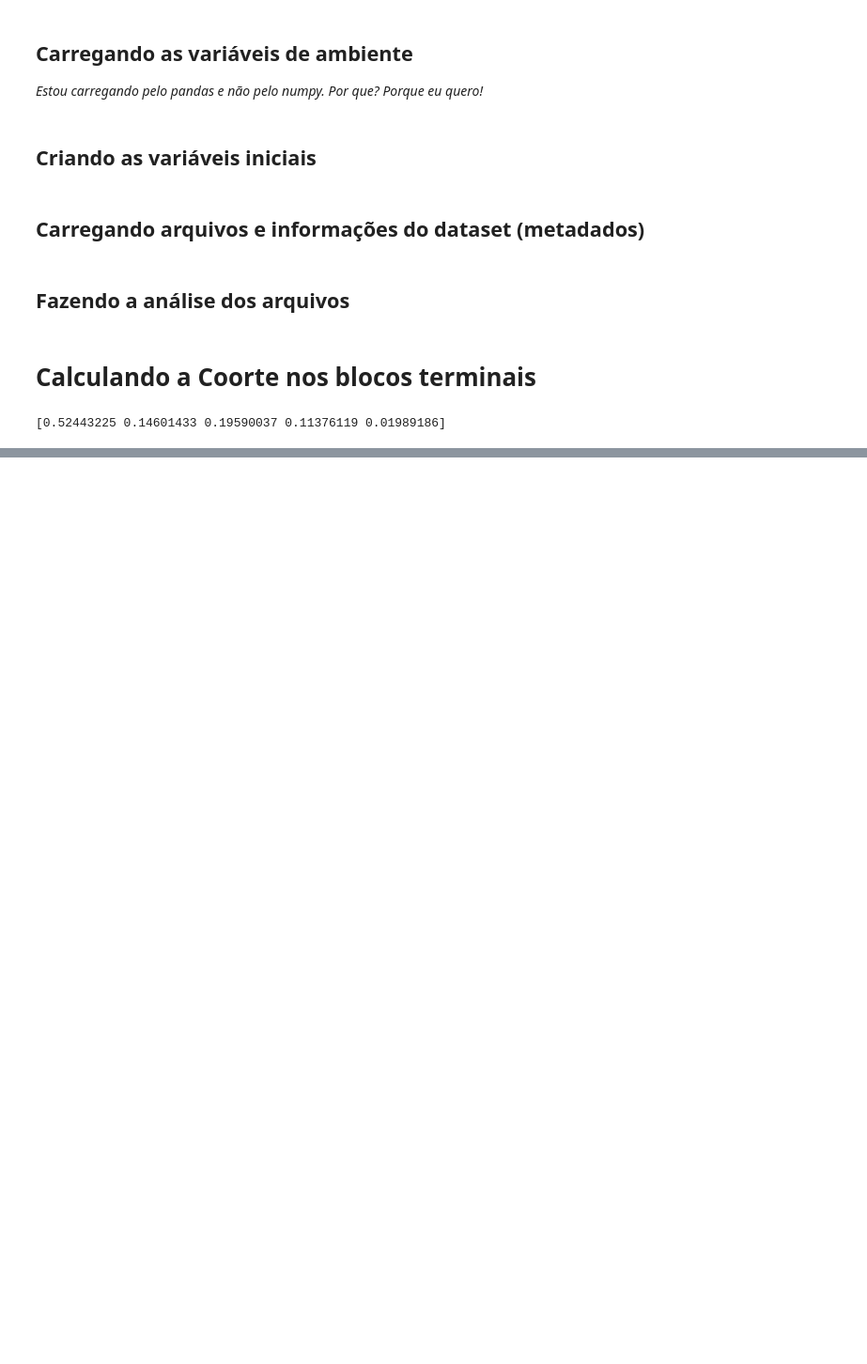
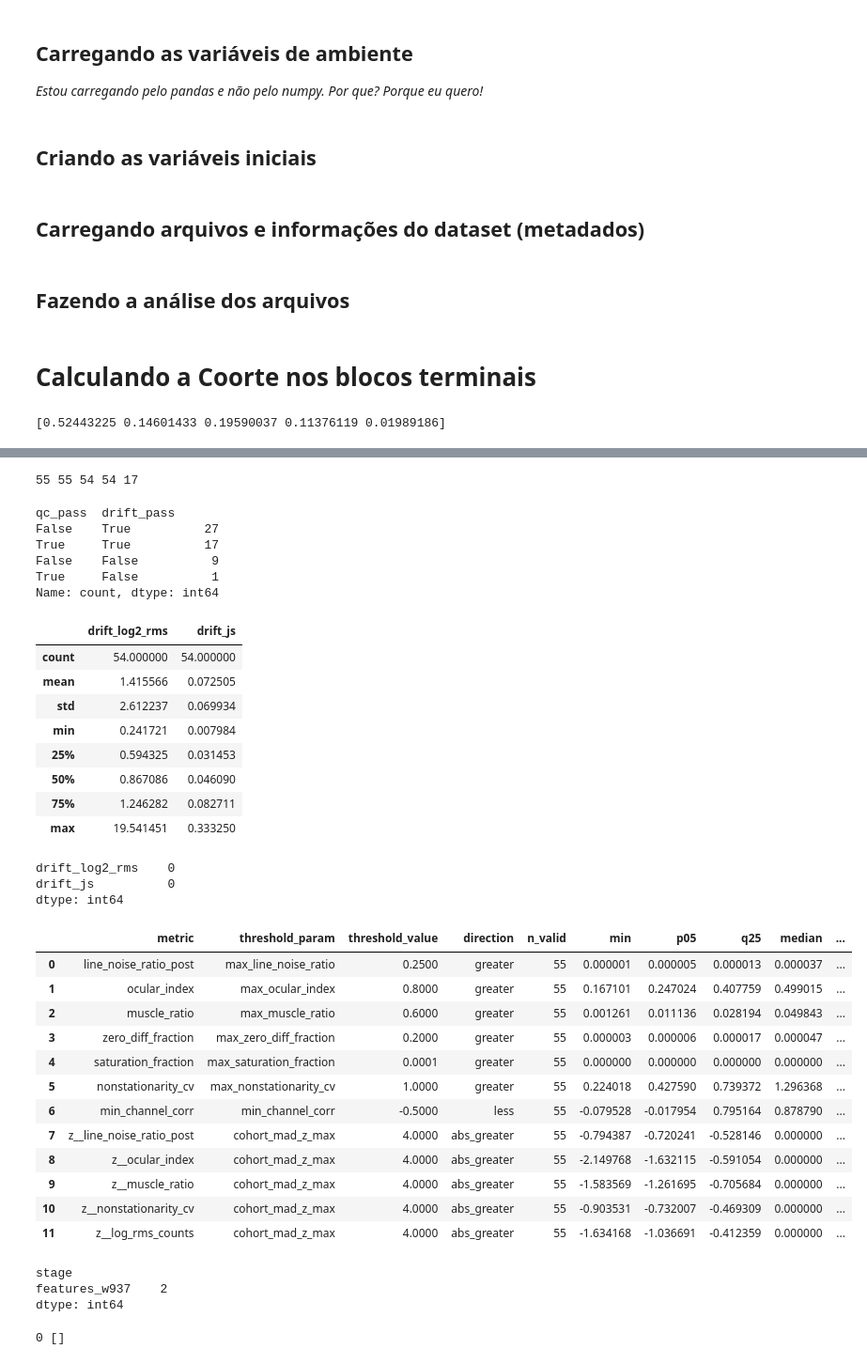
Before and after one commit to danielfsc/eec, a Jupyter notebook: run_geral.ipynb, the cells around one changed output, grey strips where cells are left out. Shown at 94% size. Drawn from its saved outputs; the diff is of its cells as text; code cells hidden in the pictures; blank space fills up the shorter version.

```diff
--- a/run_geral.ipynb
+++ b/run_geral.ipynb
@@ -106,0 +296,3 @@ print(profiles_rows[11])
+# %%
+key_primary = "w_%.0f_%.0f" % (primary_start, primary_len)
+features = feat_by_window[key_primary]
@@ -106,0 +320,30 @@ print(profiles_rows[11])
+# %%
+
+# B6: falhas segregadas por estagio; a v23 somava leitura e janela no mesmo total,
+# de modo que um sujeito podia ser contado ate 3 vezes como "arquivo que falhou".
+fail_df = pd.DataFrame(failures)
+if not fail_df.empty and "stage" in fail_df.columns:
+    by_stage = fail_df.groupby("stage").size().to_dict()
+    subj_by_stage = {k: int(v["subject_id"].nunique())
+                        for k, v in fail_df.groupby("stage")} if "subject_id" in fail_df else {}
+    n_read_fail = int(fail_df.loc[fail_df["stage"].isin(
+        ["discovery", "read_or_profile"])].shape[0])
+else:
+    by_stage, subj_by_stage, n_read_fail = {}, {}, 0
+# print(len(loaded_files), len(failures), n_read_fail, by_stage, subj_by_stage)
+consort = {"n_files_found": len(files),
+            "n_failures_total_events": int(len(failures)),
+            "n_failures_read_stage": n_read_fail,
+            "failures_by_stage": by_stage,
+            "n_unique_subjects_failed_by_stage": subj_by_stage,
+            "n_records_read": len(loaded_files),
+            "cohort_audit": ut.audit_expected_cohort(list(loaded_files), cfg),
+            "n_excluded_short_duration": len(protocol["excluded_short"]),
+            "excluded_short_ids": protocol["excluded_short"],
+            "n_with_features_primary_window": int(len(features)),
+            "n_unmatched_metadata": len(unmatched), "unmatched_ids": unmatched,
+            "n_after_qc_and_drift": int(len(analytic)),
+            "n_excluded_qc_or_drift": int(len(excl)),
+            "excluded_qc_ids": excl["subject_id"].tolist(),
+            "differential_exclusion_fisher_p": fisher_p,
+            "label_distribution_analytic": analytic["label"].value_counts().to_dict()}
@@ -106,0 +477,46 @@ print(profiles_rows[11])
+# %%
+print(len(files), len(loaded_files), len(features), len(merged), len(analytic))
+dsp.display(merged[["qc_pass","drift_pass"]].value_counts(dropna=False))
+display(merged[["drift_log2_rms","drift_js"]].describe())   # NaN? faixa?
+display(merged[["drift_log2_rms","drift_js"]].isna().sum())
+display(qc_dist)                                             # exclusões por limiar
+display(fail_df.groupby("stage").size() if not fail_df.empty else "sem falhas")
+print(len(unmatched), unmatched[:10])                      # ID não casou com metadados
+display(pd.crosstab(merged["label"], merged["qc_pass"] & merged["drift_pass"]))
+# %% [output]
+55 55 54 54 17
+qc_pass  drift_pass
+False    True          27
+True     True          17
+False    False          9
+True     False          1
+Name: count, dtype: int64
+|  | drift_log2_rms | drift_js |
+| count | 54.000000 | 54.000000 |
+| mean | 1.415566 | 0.072505 |
+| std | 2.612237 | 0.069934 |
+| min | 0.241721 | 0.007984 |
+| 25% | 0.594325 | 0.031453 |
+| 50% | 0.867086 | 0.046090 |
+| 75% | 1.246282 | 0.082711 |
+| max | 19.541451 | 0.333250 |
+drift_log2_rms    0
+drift_js          0
+dtype: int64
+|  | metric | threshold_param | threshold_value | direction | n_valid | min | p05 | q25 | median | ... |
+| 0 | line_noise_ratio_post | max_line_noise_ratio | 0.2500 | greater | 55 | 0.000001 | 0.000005 | 0.000013 | 0.000037 | ... |
+| 1 | ocular_index | max_ocular_index | 0.8000 | greater | 55 | 0.167101 | 0.247024 | 0.407759 | 0.499015 | ... |
+| 2 | muscle_ratio | max_muscle_ratio | 0.6000 | greater | 55 | 0.001261 | 0.011136 | 0.028194 | 0.049843 | ... |
+| 3 | zero_diff_fraction | max_zero_diff_fraction | 0.2000 | greater | 55 | 0.000003 | 0.000006 | 0.000017 | 0.000047 | ... |
+| 4 | saturation_fraction | max_saturation_fraction | 0.0001 | greater | 55 | 0.000000 | 0.000000 | 0.000000 | 0.000000 | ... |
+| 5 | nonstationarity_cv | max_nonstationarity_cv | 1.0000 | greater | 55 | 0.224018 | 0.427590 | 0.739372 | 1.296368 | ... |
+| 6 | min_channel_corr | min_channel_corr | -0.5000 | less | 55 | -0.079528 | -0.017954 | 0.795164 | 0.878790 | ... |
+| 7 | z__line_noise_ratio_post | cohort_mad_z_max | 4.0000 | abs_greater | 55 | -0.794387 | -0.720241 | -0.528146 | 0.000000 | ... |
+| 8 | z__ocular_index | cohort_mad_z_max | 4.0000 | abs_greater | 55 | -2.149768 | -1.632115 | -0.591054 | 0.000000 | ... |
+| 9 | z__muscle_ratio | cohort_mad_z_max | 4.0000 | abs_greater | 55 | -1.583569 | -1.261695 | -0.705684 | 0.000000 | ... |
+| 10 | z__nonstationarity_cv | cohort_mad_z_max | 4.0000 | abs_greater | 55 | -0.903531 | -0.732007 | -0.469309 | 0.000000 | ... |
+| 11 | z__log_rms_counts | cohort_mad_z_max | 4.0000 | abs_greater | 55 | -1.634168 | -1.036691 | -0.412359 | 0.000000 | ... |
+stage
+features_w937    2
+dtype: int64
+0 []
```
Also changed, not shown: parts of 33 cells of this notebook, 13 other files.
